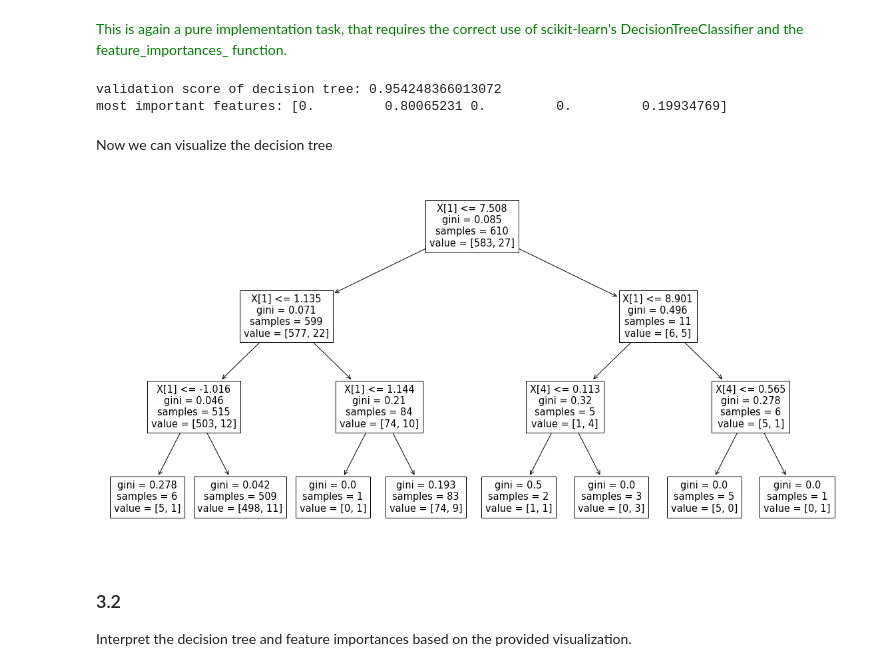
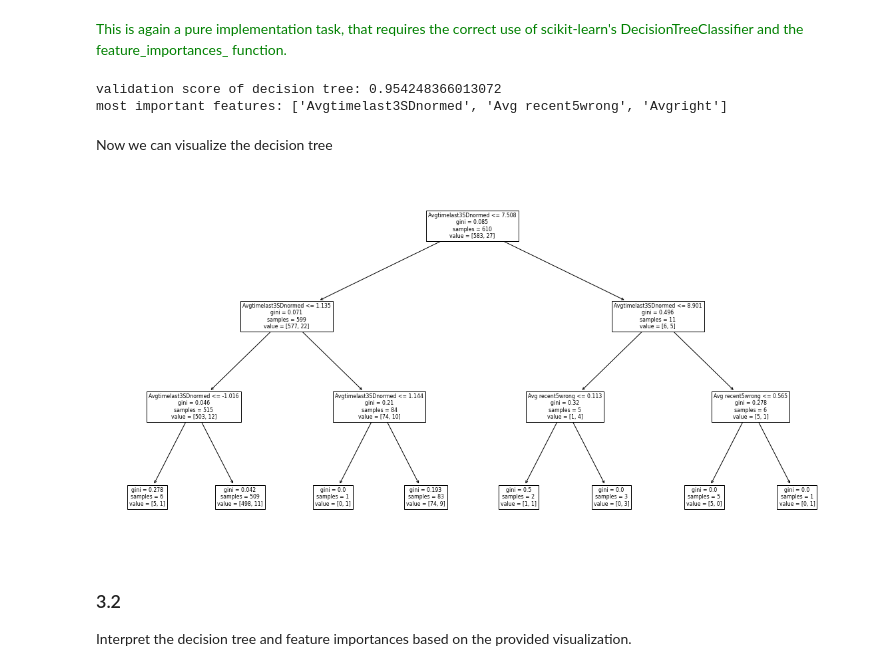
Before and after one commit to epfl-ml4ed/mlbd-2021, a Jupyter notebook: Homework/Homework02/Homework02-BehaviorDetection-Example-Solution.ipynb, the cells around one changed output. Cells and saved outputs as stored; diff of their text form; code cells hidden in the pictures.

```diff
--- a/Homework/Homework02/Homework02-BehaviorDetection-Example-Solution.ipynb
+++ b/Homework/Homework02/Homework02-BehaviorDetection-Example-Solution.ipynb
@@ -434,9 +427,11 @@ def build_decision_tree(X_train, y_train, max_depth=3):
     """
     # YOUR CODE HERE
     clf = tree.DecisionTreeClassifier(max_depth=max_depth, random_state=0).fit(X_train, y_train) # create a Decision Tree and train
-    feature_importances = clf.feature_importances_ # get feature importance
 
-    return clf, feature_importances
+    feature_importance = pd.Series(clf.feature_importances_, index=X_train.columns)
+    feature_importance = list(feature_importance.sort_values(ascending=False).iloc[0:3].index)
+
+    return clf, feature_importance
 # %%
  clf, feature_importance = build_decision_tree(X_train, y_train) # train the model using training data
 # %%
@@ -444,14 +439,14 @@ print("validation score of decision tree:", clf.score(X_val, y_val))
 print("most important features:", feature_importance)
 # %% [output]
 validation score of decision tree: 0.954248366013072
-most important features: [0.         0.80065231 0.         0.         0.19934769]
+most important features: ['Avgtimelast3SDnormed', 'Avg recent5wrong', 'Avgright']
 # %% [markdown]
 Now we can visualize the decision tree
 # %%
 plt.figure(figsize=(20,10))
-tree.plot_tree(clf);
+tree.plot_tree(clf, feature_names = X_train.columns);
 # %% [output]
-[figure, old version]
+[figure, new version]
 # %% [markdown]
 ### 3.2
 
```
Also changed, not shown: parts of 13 cells of this notebook.
